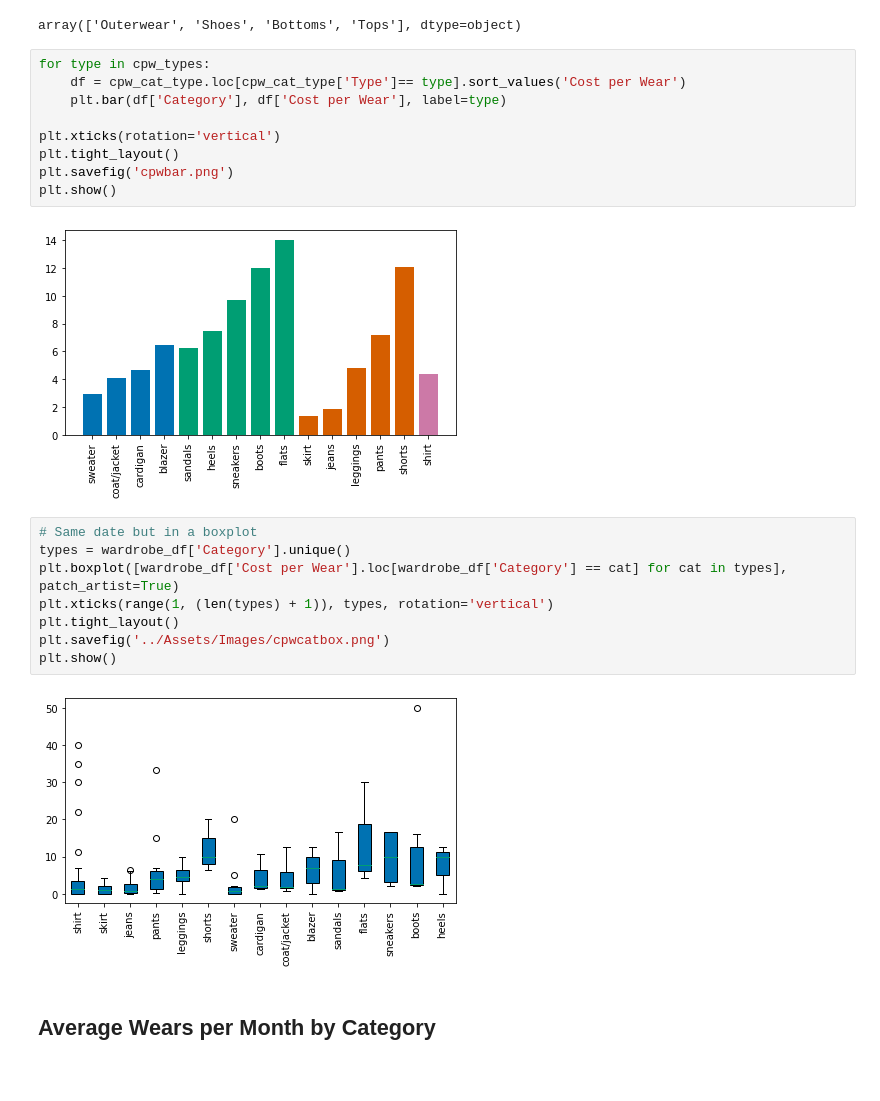
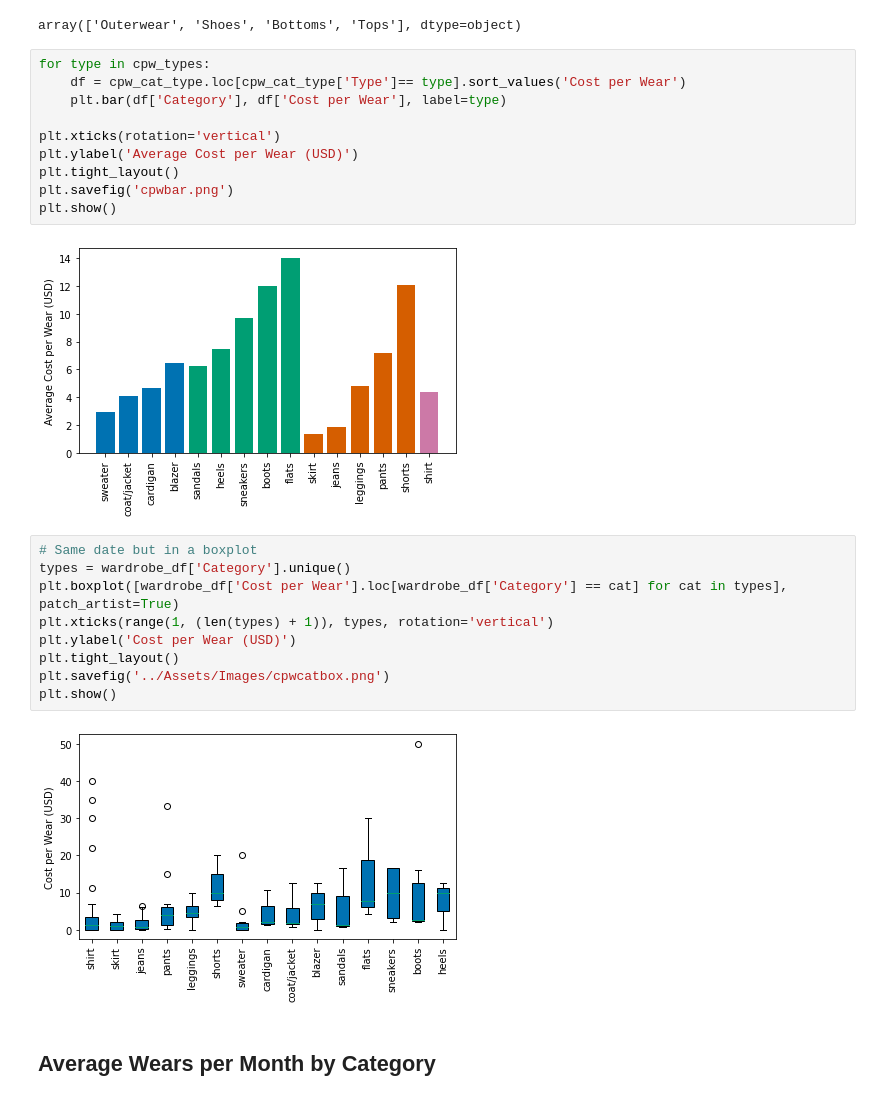
Before and after one commit to rebekahcallkacz/wardrobe-data-analysis, a Jupyter notebook: Data Analysis/data_visualization.ipynb, the cells around one changed output. Saved outputs shown, nothing was run; the diff lists cells and outputs as text.

```diff
--- a/Data Analysis/data_visualization.ipynb
+++ b/Data Analysis/data_visualization.ipynb
@@ -88,24 +88,26 @@ array(['Outerwear', 'Shoes', 'Bottoms', 'Tops'], dtype=object)
 # %%
 for type in cpw_types:
     df = cpw_cat_type.loc[cpw_cat_type['Type']== type].sort_values('Cost per Wear')
     plt.bar(df['Category'], df['Cost per Wear'], label=type)
 
 plt.xticks(rotation='vertical')
+plt.ylabel('Average Cost per Wear (USD)')
 plt.tight_layout()
 plt.savefig('cpwbar.png')
 plt.show()
 # %% [output]
-[figure, old version]
+[figure, new version]
 # %%
 # Same date but in a boxplot
 types = wardrobe_df['Category'].unique()
 plt.boxplot([wardrobe_df['Cost per Wear'].loc[wardrobe_df['Category'] == cat] for cat in types], patch_artist=True)
 plt.xticks(range(1, (len(types) + 1)), types, rotation='vertical')
+plt.ylabel('Cost per Wear (USD)')
 plt.tight_layout()
 plt.savefig('../Assets/Images/cpwcatbox.png')
 plt.show()
 # %% [output]
-[figure, old version]
+[figure, new version]
 # %% [markdown]
 ## Average Wears per Month by Category
 # %%
```
Also changed, not shown: parts of 3 cells of this notebook, 4 other files.
